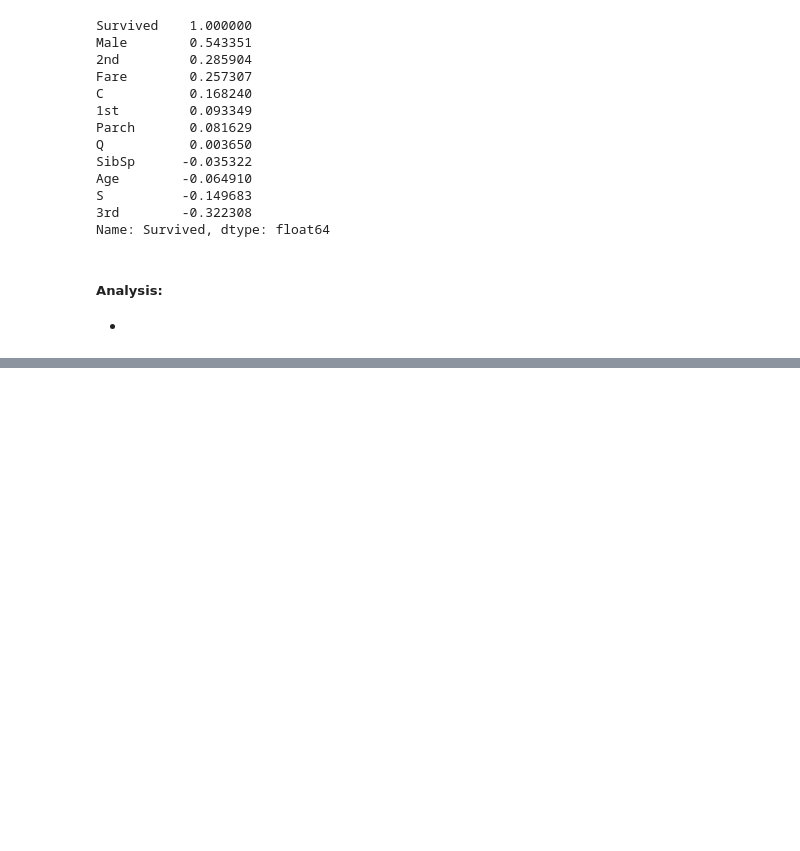
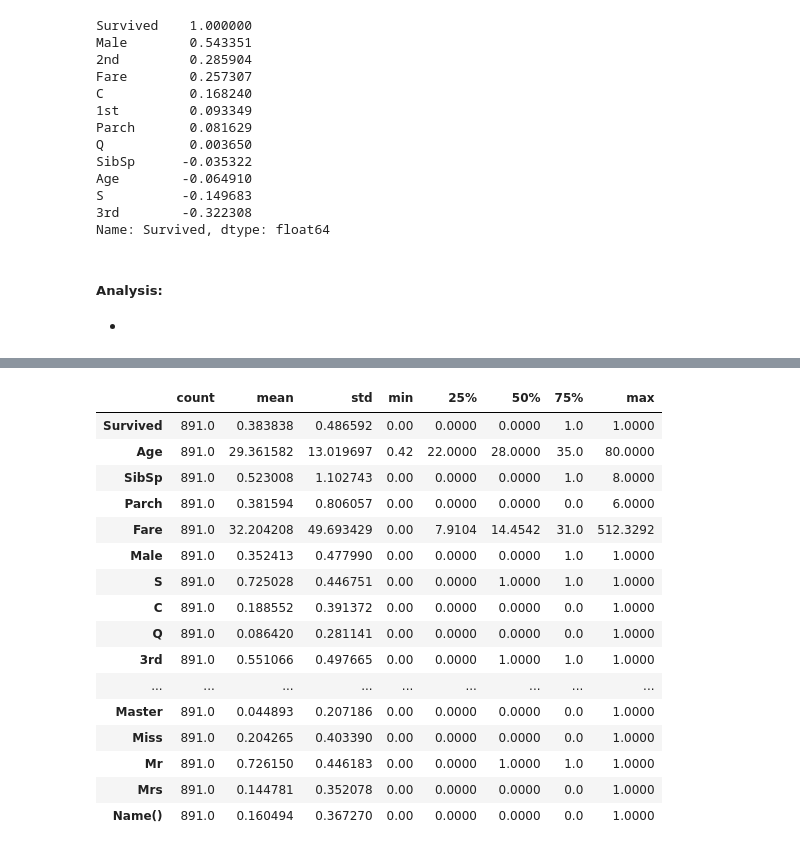
Before and after one commit to cordeirolibel/Titanic, a Jupyter notebook: Code.ipynb, the cells around one changed output, grey strips where cells are left out. Cells and saved outputs as stored; diff of their text form; code cells hidden in the pictures; blank space fills up the shorter version.

```diff
--- a/Code.ipynb
+++ b/Code.ipynb
@@ -273,0 +276,17 @@ Name: Survived, dtype: float64
+# %%
+cabin_cat = titanic["Cabin"]
+cabin_cat = cabin_cat.fillna('0')
+cabin_1hot = list()
+for cabin in cabin_cat:
+    cabin_1hot.append([int('A' in cabin),
+                       int('B' in cabin),
+                       int('C' in cabin),
+                       int('D' in cabin),
+                       int('E' in cabin),
+                       int('F' in cabin),
+                       int('G' in cabin)])
+
+
+cabin_categories = ["CabA","CabB","CabC","CabD","CabE","CabF","CabG"]
+cabin_num = pd.DataFrame(cabin_1hot, columns=cabin_categories)
+titanic_num = pd.concat([titanic_num, cabin_num], axis=1)
@@ -273,0 +295,24 @@ Name: Survived, dtype: float64
+# %%
+name_cat = titanic["Name"]
+title_1hot = list()
+name_len = list() #numero de caracteres
+name_count = list() #numero de palavras
+name_par  = list() #tem parenteses
+for name in name_cat:
+    title_1hot.append([int('Master' in name),
+                       int('Miss' in name),
+                       int('Mr' in name),
+                       int('Mrs' in name)])
+    name_len.append(len(name))
+    name_count.append(len(name.split()))
+    name_par.append(int('(' in name))
+
+title_categories = ["Master","Miss","Mr","Mrs"]
+title_num = pd.DataFrame(title_1hot, columns=title_categories)
+
+name_len_num = pd.DataFrame(name_len, columns=["NameSize"])
+name_count_num = pd.DataFrame(name_count, columns=["nNames"])
+name_par_num = pd.DataFrame(name_par, columns=["Name()"])
+name_par_num
+titanic_num = pd.concat([titanic_num,name_len_num, name_count_num,title_num,name_par_num], axis=1)
+titanic_num.head()
@@ -273,0 +340,20 @@ Name: Survived, dtype: float64
+# %%
+titanic_num.describe().T
+# %% [output]
+|  | count | mean | std | min | 25% | 50% | 75% | max |
+| Survived | 891.0 | 0.383838 | 0.486592 | 0.00 | 0.0000 | 0.0000 | 1.0 | 1.0000 |
+| Age | 891.0 | 29.361582 | 13.019697 | 0.42 | 22.0000 | 28.0000 | 35.0 | 80.0000 |
+| SibSp | 891.0 | 0.523008 | 1.102743 | 0.00 | 0.0000 | 0.0000 | 1.0 | 8.0000 |
+| Parch | 891.0 | 0.381594 | 0.806057 | 0.00 | 0.0000 | 0.0000 | 0.0 | 6.0000 |
+| Fare | 891.0 | 32.204208 | 49.693429 | 0.00 | 7.9104 | 14.4542 | 31.0 | 512.3292 |
+| Male | 891.0 | 0.352413 | 0.477990 | 0.00 | 0.0000 | 0.0000 | 1.0 | 1.0000 |
+| S | 891.0 | 0.725028 | 0.446751 | 0.00 | 0.0000 | 1.0000 | 1.0 | 1.0000 |
+| C | 891.0 | 0.188552 | 0.391372 | 0.00 | 0.0000 | 0.0000 | 0.0 | 1.0000 |
+| Q | 891.0 | 0.086420 | 0.281141 | 0.00 | 0.0000 | 0.0000 | 0.0 | 1.0000 |
+| 3rd | 891.0 | 0.551066 | 0.497665 | 0.00 | 0.0000 | 1.0000 | 1.0 | 1.0000 |
+| ... | ... | ... | ... | ... | ... | ... | ... | ... |
+| Master | 891.0 | 0.044893 | 0.207186 | 0.00 | 0.0000 | 0.0000 | 0.0 | 1.0000 |
+| Miss | 891.0 | 0.204265 | 0.403390 | 0.00 | 0.0000 | 0.0000 | 0.0 | 1.0000 |
+| Mr | 891.0 | 0.726150 | 0.446183 | 0.00 | 0.0000 | 1.0000 | 1.0 | 1.0000 |
+| Mrs | 891.0 | 0.144781 | 0.352078 | 0.00 | 0.0000 | 0.0000 | 0.0 | 1.0000 |
+| Name() | 891.0 | 0.160494 | 0.367270 | 0.00 | 0.0000 | 0.0000 | 0.0 | 1.0000 |
```
Also changed, not shown: parts of 3 cells of this notebook.
